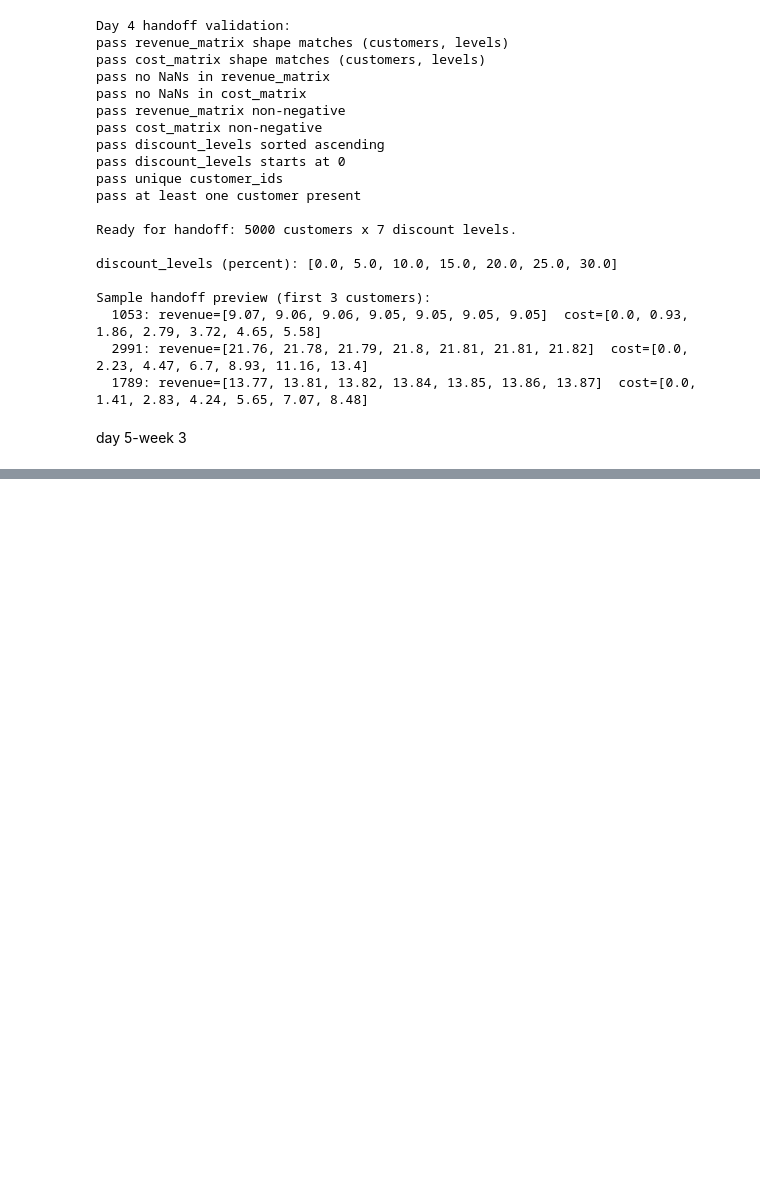
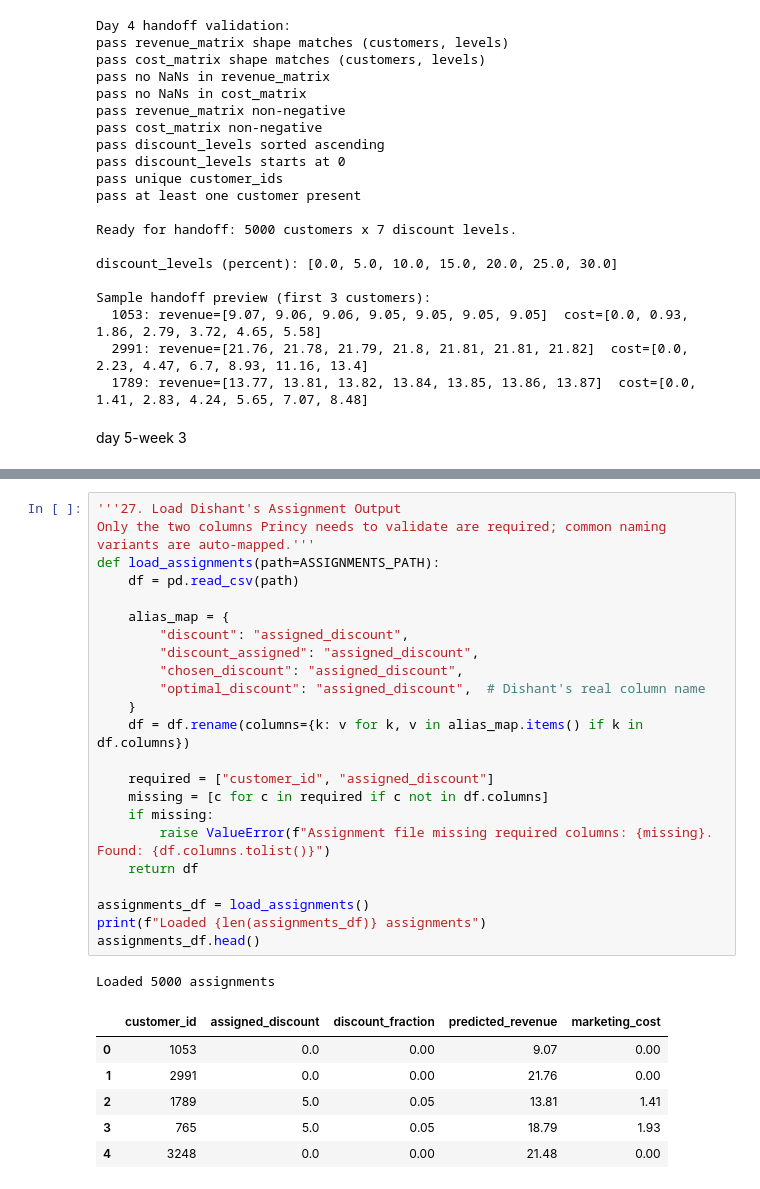
Before and after one commit to Hadiyadishant/EconoCausal, a Jupyter notebook: prescriptive/prescriptive_input.ipynb, the cells around one changed output, grey strips where cells are left out. Saved outputs shown, nothing was run; the diff lists cells and outputs as text; blank space fills up the shorter version.

```diff
--- a/prescriptive/prescriptive_input.ipynb
+++ b/prescriptive/prescriptive_input.ipynb
@@ -573,0 +587,31 @@ ASSIGNMENT_BUDGET = 100000.0  # must match the budg
+# %%
+'''27. Load Dishant's Assignment Output
+Only the two columns Princy needs to validate are required; common naming variants are auto-mapped.'''
+def load_assignments(path=ASSIGNMENTS_PATH):
+    df = pd.read_csv(path)
+
+    alias_map = {
+        "discount": "assigned_discount",
+        "discount_assigned": "assigned_discount",
+        "chosen_discount": "assigned_discount",
+        "optimal_discount": "assigned_discount",  # Dishant's real column name
+    }
+    df = df.rename(columns={k: v for k, v in alias_map.items() if k in df.columns})
+
+    required = ["customer_id", "assigned_discount"]
+    missing = [c for c in required if c not in df.columns]
+    if missing:
+        raise ValueError(f"Assignment file missing required columns: {missing}. Found: {df.columns.tolist()}")
+    return df
+
+assignments_df = load_assignments()
+print(f"Loaded {len(assignments_df)} assignments")
+assignments_df.head()
+# %% [output]
+Loaded 5000 assignments
+|  | customer_id | assigned_discount | discount_fraction | predicted_revenue | marketing_cost |
+| 0 | 1053 | 0.0 | 0.00 | 9.07 | 0.00 |
+| 1 | 2991 | 0.0 | 0.00 | 21.76 | 0.00 |
+| 2 | 1789 | 5.0 | 0.05 | 13.81 | 1.41 |
+| 3 | 765 | 5.0 | 0.05 | 18.79 | 1.93 |
+| 4 | 3248 | 0.0 | 0.00 | 21.48 | 0.00 |
```
Also changed, not shown: parts of 15 cells of this notebook, 3 other files.
